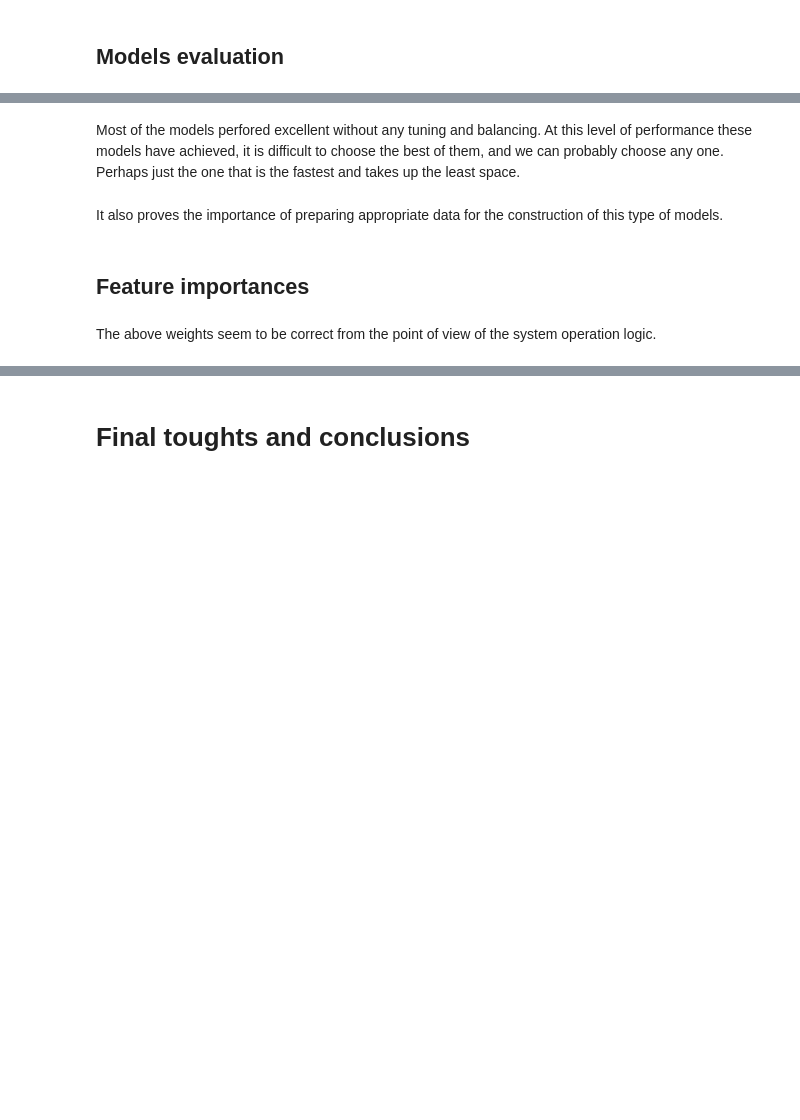
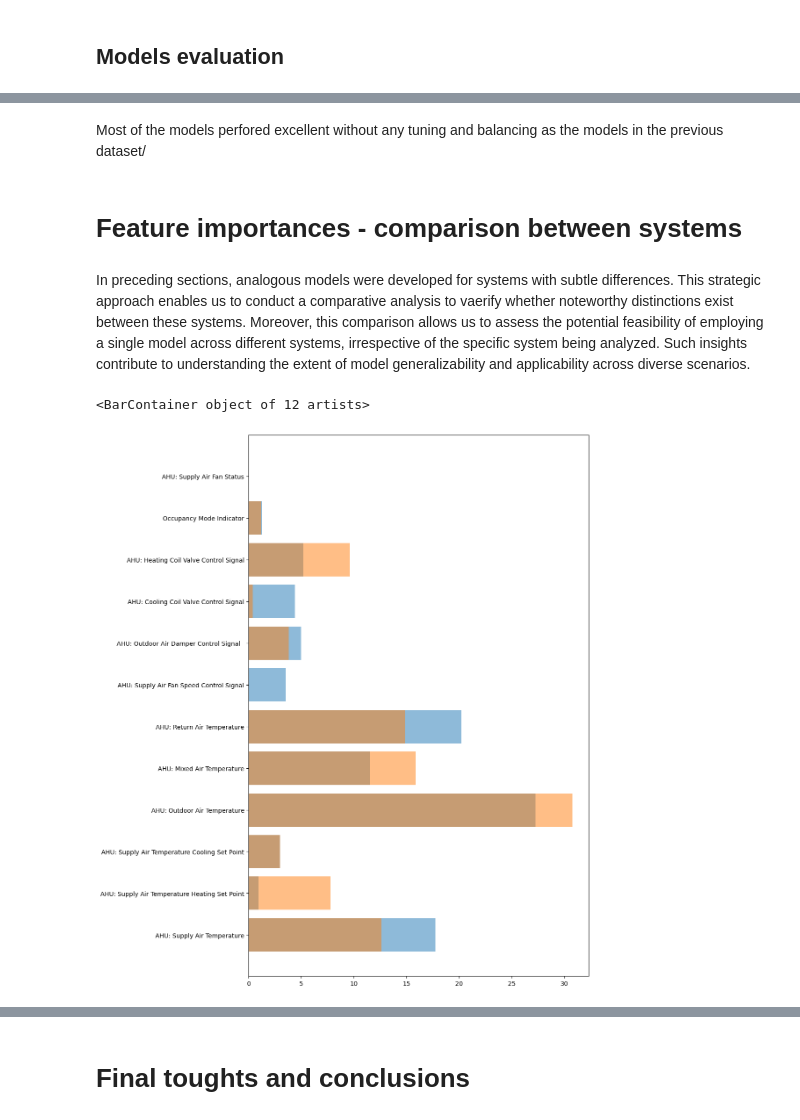
Before and after one commit to pkrysztopa/HVAC-equipment-fault-detection, a Jupyter notebook: 3. Experimental single-zone constant air volume AHU and single-zone variable air volume AHU dataset.ipynb, the cells around one changed output, grey strips where cells are left out. Saved outputs shown, nothing was run; the diff lists cells and outputs as text; code cells hidden in the pictures; blank space fills up the shorter version.

```diff
--- a/3. Experimental single-zone constant air volume AHU and single-zone variable air volume AHU dataset.ipynb
+++ b/3. Experimental single-zone constant air volume AHU and single-zone variable air volume AHU dataset.ipynb
@@ -143,7 +159,3 @@ Feature data seems to be ready for model building. Column "Fault Detection Groun
-# %%
-# Preparing function to convert data format used in dataset description to DateTime format.
-def convert_date(date_str):
-    return pd.to_datetime(date_str, format='%m/%d/%y')
 # %%
 # Creating list of dates when faults occured accordin to the description.
 OA_fault_dates = [convert_date('9/18/17'),
@@ -226,28 +230,0 @@ models_cool_cav = []
-# %%
-# Loop created to train and evaluate each model for outside air damper fault.
-for mod in classifiers:
-    name = mod[0]
-    model = mod[1]
-
-    model.fit(X_train_oa,y_train_oa)
-    models_oa_cav.append(model)
-    y_pred_train = model.predict(X_train_oa)
-    y_pred_test = model.predict(X_test_oa)
-    acc_train = accuracy_score(y_train_oa, y_pred_train)
-    acc_test = accuracy_score(y_test_oa, y_pred_test)
-    prec_train = precision_score(y_train_oa, y_pred_train)
-    prec_test = precision_score(y_test_oa, y_pred_test)
-    rec_train = recall_score(y_train_oa, y_pred_train)
-    rec_test = recall_score(y_test_oa, y_pred_test)
-    f1_train = f1_score(y_train_oa, y_pred_train)
-    f1_test = f1_score(y_test_oa, y_pred_test)
-
-    Acc_oa_cav = Acc_oa_cav.append(pd.Series({'model':name,
-                                'train_accuracy': acc_train,
-                                'test_accuracy': acc_test,
-                                'train_precision': prec_train,
-                                'test_precision': prec_test,
-                                'train_recall': rec_train,
-                                'test_recall': rec_test,
-                                'train_f1': f1_train,
-                                'test_f1': f1_test}),ignore_index=True)
@@ -416,8 +437,8 @@ y_cool = data_vav['cool_vlv_fault']
 # %% [markdown]
 ### Train test split
 # %%
-X_train_oa, X_test_oa, y_train_oa, y_test_oa = train_test_split(X_vav, y_oa, test_size=0.1, shuffle=True)
-X_train_heat, X_test_heat, y_train_heat, y_test_heat = train_test_split(X_vav, y_heat, test_size=0.1, shuffle=True)
-X_train_cool, X_test_cool, y_train_cool, y_test_cool = train_test_split(X_vav, y_cool, test_size=0.1, shuffle=True)
+X_train_oa_vav, X_test_oa_vav, y_train_oa_vav, y_test_oa_vav = train_test_split(X_vav, y_oa, test_size=0.1, shuffle=True)
+X_train_heat_vav, X_test_heat_vav, y_train_heat_vav, y_test_heat_vav = train_test_split(X_vav, y_heat, test_size=0.1, shuffle=True)
+X_train_cool_vav, X_test_cool_vav, y_train_cool_vav, y_test_cool_vav = train_test_split(X_vav, y_cool, test_size=0.1, shuffle=True)
 # %% [markdown]
 ### Classification model training
@@ -519,0 +445,4 @@ for mod in classifiers:
+# %%
+models_oa_vav, Acc_oa_vav = train_evaluate_classification_models(X_train_oa_vav, X_test_oa_vav, y_train_oa_vav, y_test_oa_vav, classifiers)
+models_heat_vav, Acc_heat_vav = train_evaluate_classification_models(X_train_heat_vav, X_test_heat_vav, y_train_heat_vav, y_test_heat_vav, classifiers)
+models_cool_vav, Acc_cool_vav = train_evaluate_classification_models(X_train_cool_vav, X_test_cool_vav, y_train_cool_vav, y_test_cool_vav, classifiers)
@@ -528,13 +529,15 @@ print(Acc_cool_vav)
 # %% [markdown]
-Most of the models perfored excellent without any tuning and balancing. At this level of performance these models have achieved, it is difficult to choose the best of them, and we can probably choose any one. Perhaps just the one that is the fastest and takes up the least space.
+Most of the models perfored excellent without any tuning and balancing as the models in the previous dataset/
-# %% [markdown]
-It also proves the importance of preparing appropriate data for the construction of this type of models.
 # %% [markdown]
-## Feature importances
+# Feature importances - comparison between systems
+# %% [markdown]
+In preceding sections, analogous models were developed for systems with subtle differences. This strategic approach enables us to conduct a comparative analysis to vaerify whether noteworthy distinctions exist between these systems. Moreover, this comparison allows us to assess the potential feasibility of employing a single model across different systems, irrespective of the specific system being analyzed. Such insights contribute to understanding the extent of model generalizability and applicability across diverse scenarios.
 # %%
 plt.figure(figsize=(10,16))
-plt.barh(X_train_oa.columns, models_oa_vav[4].get_feature_importance())
+plt.barh(X_train_oa_vav.columns, models_oa_vav[4].get_feature_importance(), alpha=0.5)
+plt.barh(X_train_oa_cav.columns, models_oa_cav[4].get_feature_importance(), alpha=0.5)
+# %% [output]
+<BarContainer object of 12 artists>
+[figure, added]
-# %% [markdown]
-The above weights seem to be correct from the point of view of the system operation logic.
 # %%
 plt.figure(figsize=(10,16))
```
Also changed, not shown: parts of 61 cells of this notebook, 3 other files.
